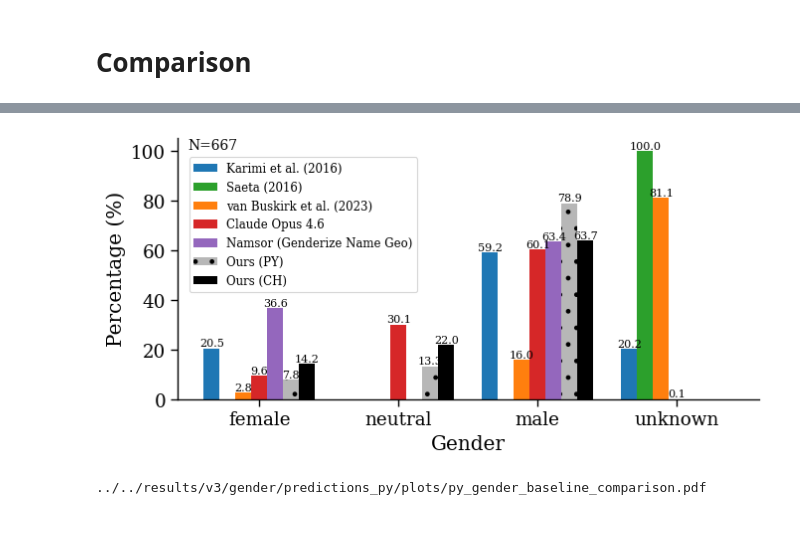
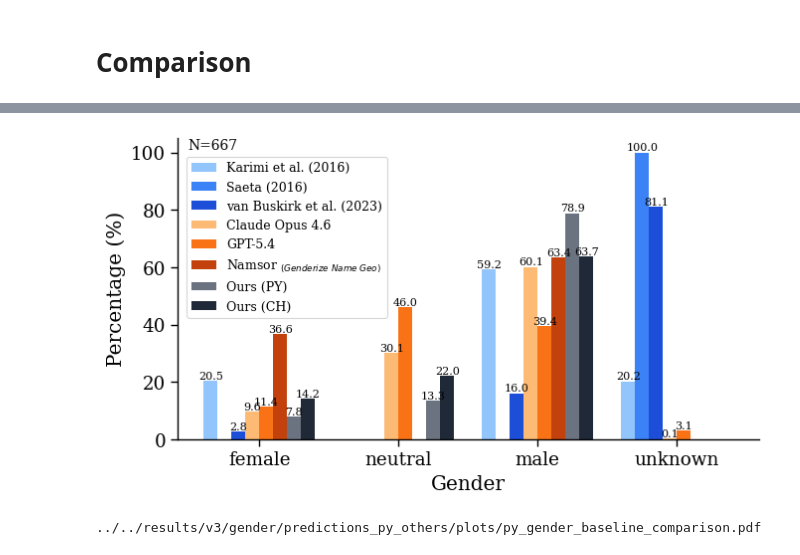
Before and after one commit to CSHVienna/chinese-names-gender, a Jupyter notebook: code/notebooks/4_predictions_py.ipynb, the cells around one changed output, grey strips where cells are left out. Cells and saved outputs as stored; diff of their text form; code cells hidden in the pictures; blank space fills up the shorter version.

Commit message:
adding gpt and comparison with classifier on GT and external tools

```diff
--- a/code/notebooks/4_predictions_py.ipynb
+++ b/code/notebooks/4_predictions_py.ipynb
@@ -235,6 +258,7 @@ detector = guesser.Detector()
 df_aps_ch_final.loc[:,'py_gender_saeta'] = df_aps_ch_final.py_givenname.apply(lambda n: detector.get_gender(n))
 df_aps_ch_final.loc[:,'py_gender_saeta_c'] = df_aps_ch_final.py_givenname.apply(lambda n: detector.get_gender(n, country='china'))
 df_aps_ch_final = df_aps_ch_final.merge(df_aps_py_claude, how='left', left_on='py_givenname', right_index=True)
+df_aps_ch_final = df_aps_ch_final.merge(df_aps_py_gpt, how='left', left_on='py_givenname', right_index=True)
 df_aps_ch_final = df_aps_ch_final.merge(df_aps_py_namsor[['py_gender_namsor']], how='left', left_on='py_givenname', right_index=True)
 df_aps_ch_final.head(2)
 # %% [output]
@@ -262,12 +286,12 @@ py_givenname_col, prefix
 df_aps_ch_agg = (
     df_aps_ch_final
     .groupby(["ch_givenname", py_givenname_col], as_index=False)
-    .agg({col: categorical.aggregate_gender for col in ["py_gender_karimi", "py_gender_buskirk", "py_gender_saeta", 'py_gender_claude', 'py_gender_namsor']})
+    .agg({col: categorical.aggregate_gender for col in ["py_gender_karimi", "py_gender_buskirk", "py_gender_saeta", 'py_gender_claude', 'py_gender_gpt', 'py_gender_namsor']})
 )
 df_aps_ch_agg.rename(columns={py_givenname_col: 'py_givenname'}, inplace=True)
 df_aps_ch_agg = df_aps_ch_agg.groupby(["ch_givenname"]).filter(lambda x: x.py_givenname.nunique() == 1).copy()
 df_aps_ch_agg
-# 776 rows × 7 columns
+# 776 rows × 8 columns
 # %% [output]
 |  | ch_givenname | py_givenname | py_gender_karimi | py_gender_buskirk | py_gender_saeta | py_gender_claude | ... |
 | 0 | 一君 | yijun | male | unknown | unknown | male | ... |
@@ -313,7 +338,8 @@ METHOD_LABELS = {
         'py_gender_saeta': 'Saeta (2016)',
         "py_gender_buskirk": "van Buskirk et al. (2023)",
         "py_gender_claude": "Claude Opus 4.6",
-        "py_gender_namsor": "Namsor (Genderize Name Geo)",
+        "py_gender_gpt": "GPT-5.4",
+        "py_gender_namsor": "Namsor $_{(Genderize~Name~Geo)}$",
         "py_gender_mv": "Ours (PY)",
         "ch_pred_label": "Ours (CH)"
     }
@@ -322,29 +348,37 @@ METHOD_LABELS_SHORT = {
         "py_gender_karimi": "Kar.",
         'py_gender_saeta': "Sae.",
         "py_gender_buskirk": "vBu.",
-        "py_gender_claude": "Cla.",
+        "py_gender_claude": "Clau.",
+        "py_gender_gpt": "GPT",
         "py_gender_namsor": "Nam.",
         "py_gender_mv": "(PY)",
         "ch_pred_label": "(CH)"
     }
 
-METHOD_ORDER = ['py_gender_karimi', 'py_gender_saeta',"py_gender_buskirk", 'py_gender_claude', 'py_gender_namsor',
+METHOD_ORDER = ['py_gender_karimi', 'py_gender_saeta',"py_gender_buskirk",
+                'py_gender_claude', 'py_gender_gpt', 'py_gender_namsor',
                 'py_gender_mv', 'ch_pred_label']
 
-COLOR_METHODS = {'py_gender_karimi': "#1f77b4",
-                 'py_gender_buskirk': "#ff7f0e",
-                 'py_gender_saeta': "#2ca02c",
-                 'py_gender_claude': "#d62728",
-                 'py_gender_namsor': "#9467bd",
-                 'py_gender_mv': "#b7b7b7",
-                 'ch_pred_label': "#000000"}
+COLOR_METHODS = {
+                 # open-source
+                 'py_gender_karimi': "#93C5FD",
+                 'py_gender_saeta': "#3B82F6",
+                 'py_gender_buskirk': "#1D4ED8",
+                 # commercial
+                 'py_gender_claude': "#FDBA74",
+                 'py_gender_gpt': "#F97316",
+                 'py_gender_namsor': "#C2410C",
+                 # ours
+                 'py_gender_mv': "#6B7280",
+                 'ch_pred_label': "#1F2937"}
 
 HATCH_METHODS = {'py_gender_karimi': None, #'|',
                  'py_gender_buskirk': None, #'/',
                  'py_gender_saeta': None, #'-',
                  'py_gender_namsor': None, #'x',
                  'py_gender_claude': None, #'\\',
-                 'py_gender_mv': '.', #'.',
+                 'py_gender_gpt': None, # '+',
+                 'py_gender_mv': None, #'.', #'.',
                  'ch_pred_label': None, # 'o'
                  }
 
@@ -391,31 +421,29 @@ for col, label in PINYIN_AGG_LABELS.items():
 # %%
 from matplotlib import hatch
 
-
-postfix = f"_{prefix}" if prefix is not None else ""
-fn = f'{PLOT_DIR}/py_gender_baseline_comparison{postfix}.pdf'
+fn = f'{PLOT_OTHERS_DIR}/py_gender_baseline_comparison.pdf'
 
 fig, ax = vis.plot_gender_comparison(
     df_py_genders,
     method_order=METHOD_ORDER,
     method_labels=METHOD_LABELS,
     xlabel_order=['female', 'neutral', 'male', 'unknown'],
     colors = COLOR_METHODS,
     hatches = HATCH_METHODS,
     use_percentages=True,
     annotate_bars=True,
     title=None,
     fn = fn,
     n_annotation_kwargs={"fontsize": 10, "x": 0.06, "y":1.0, "ha": "center"} ,
-    legend_kwargs={"loc": "upper left", "bbox_to_anchor": (0.01, 0.95), 'fontsize': 8.5},
-    figsize=(7, 3.6),
+    legend_kwargs={"loc": "upper left", "bbox_to_anchor": (0.005, 0.96), 'fontsize': 9},
+    figsize=(7, 4.0),
 )
 vis.plt.show()
 vis.plt.close()
 print(fn)
 # %% [output]
-[figure, old version]
+[figure, new version]
-../../results/v3/gender/predictions_py/plots/py_gender_baseline_comparison.pdf
+../../results/v3/gender/predictions_py_others/plots/py_gender_baseline_comparison.pdf
 # %%
 
 # 1) Pairwise agreement (accuracy) matrix — proportion of rows where methods agree:
```
Also changed, not shown: parts of 14 cells of this notebook, 32 other files.
